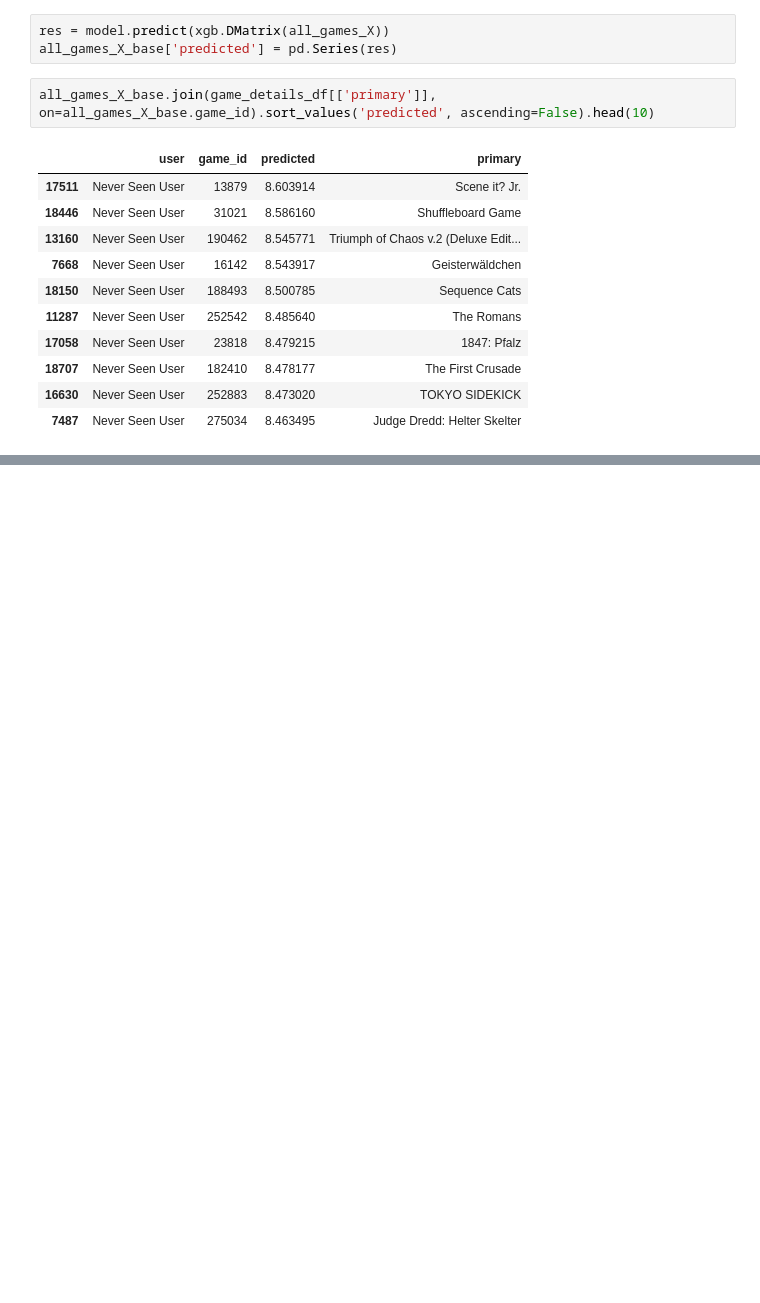
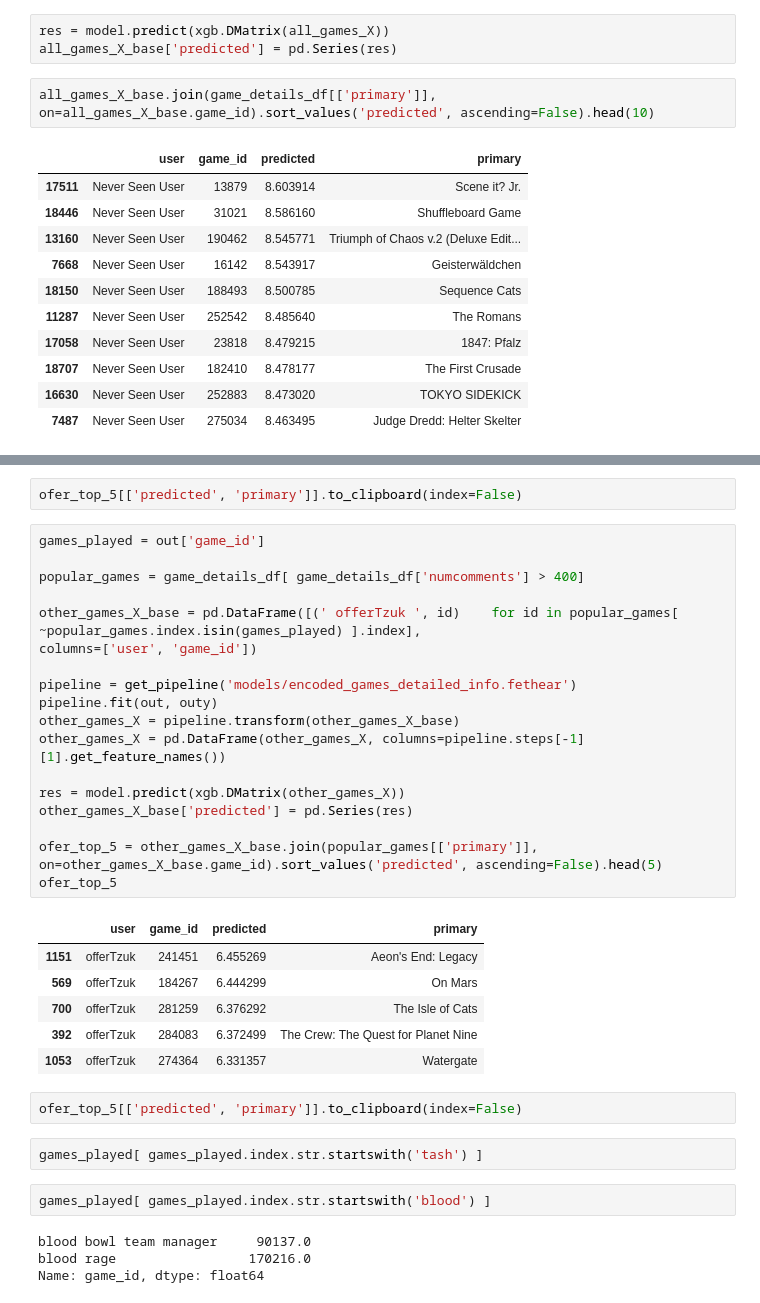
Before and after one commit to guruyaya/bgg-recommandation-model, a Jupyter notebook: exploring_model.ipynb, the cells around one changed output, grey strips where cells are left out. Drawn from its saved outputs; the diff is of its cells as text; blank space fills up the shorter version.

```diff
--- a/exploring_model.ipynb
+++ b/exploring_model.ipynb
@@ -336,0 +403,37 @@ all_games_X_base.join(game_details_df[['primary']], on=all_games_X_base.game_id)
+# %%
+ofer_top_5[['predicted', 'primary']].to_clipboard(index=False)
+# %%
+games_played = out['game_id']
+
+popular_games = game_details_df[ game_details_df['numcomments'] > 400]
+
+other_games_X_base = pd.DataFrame([(' offerTzuk ', id)    for id in popular_games[ ~popular_games.index.isin(games_played) ].index],
+columns=['user', 'game_id'])
+
+pipeline = get_pipeline('models/encoded_games_detailed_info.fethear')
+pipeline.fit(out, outy)
+other_games_X = pipeline.transform(other_games_X_base)
+other_games_X = pd.DataFrame(other_games_X, columns=pipeline.steps[-1][1].get_feature_names())
+
+res = model.predict(xgb.DMatrix(other_games_X))
+other_games_X_base['predicted'] = pd.Series(res)
+
+ofer_top_5 = other_games_X_base.join(popular_games[['primary']], on=other_games_X_base.game_id).sort_values('predicted', ascending=False).head(5)
+ofer_top_5
+# %% [output]
+|  | user | game_id | predicted | primary |
+| 1151 | offerTzuk | 241451 | 6.455269 | Aeon's End: Legacy |
+| 569 | offerTzuk | 184267 | 6.444299 | On Mars |
+| 700 | offerTzuk | 281259 | 6.376292 | The Isle of Cats |
+| 392 | offerTzuk | 284083 | 6.372499 | The Crew: The Quest for Planet Nine |
+| 1053 | offerTzuk | 274364 | 6.331357 | Watergate |
+# %%
+ofer_top_5[['predicted', 'primary']].to_clipboard(index=False)
+# %%
+games_played[ games_played.index.str.startswith('tash') ]
+# %%
+games_played[ games_played.index.str.startswith('blood') ]
+# %% [output]
+blood bowl team manager     90137.0
+blood rage                 170216.0
+Name: game_id, dtype: float64
```
Also changed, not shown: parts of 10 cells of this notebook.
